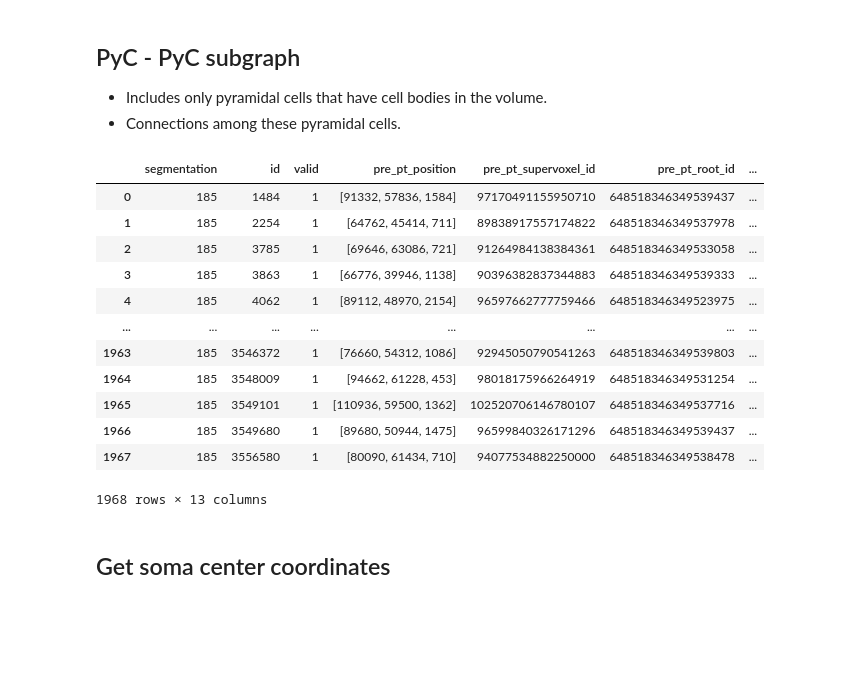
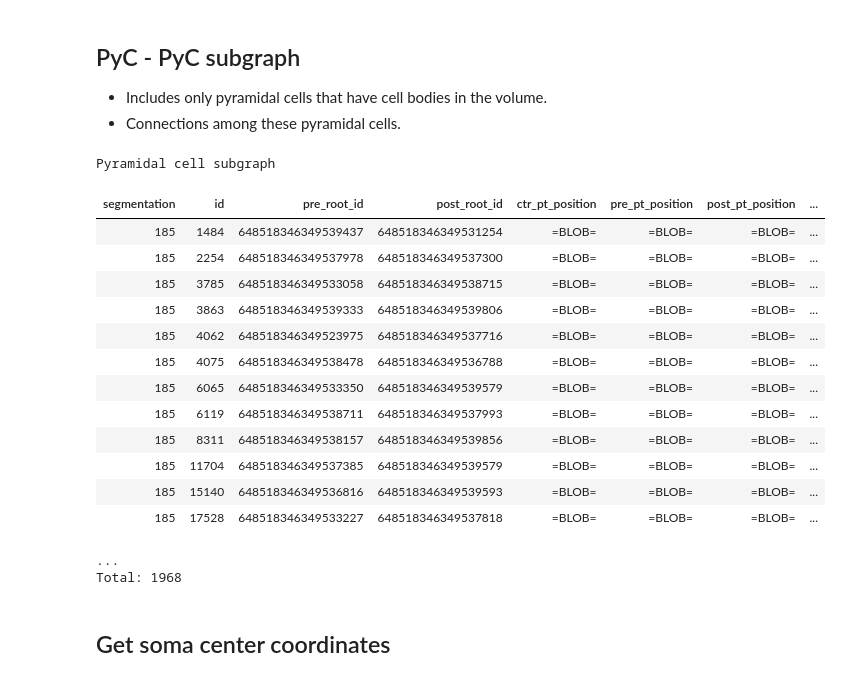
Before and after one commit to AllenInstitute/MicronsBinder, a Jupyter notebook: notebooks/multiscale/function/structure_function_analysis_Figure6.ipynb, the cells around one changed output. Saved outputs shown, nothing was run; the diff lists cells and outputs as text; code cells hidden in the pictures; blank space fills up the shorter version.

```diff
--- a/notebooks/multiscale/function/structure_function_analysis_Figure6.ipynb
+++ b/notebooks/multiscale/function/structure_function_analysis_Figure6.ipynb
@@ -157,23 +366,25 @@ cell_info_func
 ## PyC - PyC subgraph
 - Includes only pyramidal cells that have cell bodies in the volume.
 - Connections among these pyramidal cells.
-# %%
-synapse_pyc_df = pd.DataFrame(data=pinky.PycSubgraph().fetch())
-synapse_pyc_df
-# %% [output]
-|  | segmentation | id | valid | pre_pt_position | pre_pt_supervoxel_id | pre_pt_root_id | ... |
-| 0 | 185 | 1484 | 1 | [91332, 57836, 1584] | 97170491155950710 | 648518346349539437 | ... |
-| 1 | 185 | 2254 | 1 | [64762, 45414, 711] | 89838917557174822 | 648518346349537978 | ... |
-| 2 | 185 | 3785 | 1 | [69646, 63086, 721] | 91264984138384361 | 648518346349533058 | ... |
-| 3 | 185 | 3863 | 1 | [66776, 39946, 1138] | 90396382837344883 | 648518346349539333 | ... |
-| 4 | 185 | 4062 | 1 | [89112, 48970, 2154] | 96597662777759466 | 648518346349523975 | ... |
-| ... | ... | ... | ... | ... | ... | ... | ... |
-| 1963 | 185 | 3546372 | 1 | [76660, 54312, 1086] | 92945050790541263 | 648518346349539803 | ... |
-| 1964 | 185 | 3548009 | 1 | [94662, 61228, 453] | 98018175966264919 | 648518346349531254 | ... |
-| 1965 | 185 | 3549101 | 1 | [110936, 59500, 1362] | 102520706146780107 | 648518346349537716 | ... |
-| 1966 | 185 | 3549680 | 1 | [89680, 50944, 1475] | 96599840326171296 | 648518346349539437 | ... |
-| 1967 | 185 | 3556580 | 1 | [80090, 61434, 710] | 94077534882250000 | 648518346349538478 | ... |
-1968 rows × 13 columns
+# %%
+pinky.PycSubgraph()
+# %% [output]
+Pyramidal cell subgraph
+| segmentation | id | pre_root_id | post_root_id | ctr_pt_position | pre_pt_position | post_pt_position | ... |
+| 185 | 1484 | 648518346349539437 | 648518346349531254 | =BLOB= | =BLOB= | =BLOB= | ... |
+| 185 | 2254 | 648518346349537978 | 648518346349537300 | =BLOB= | =BLOB= | =BLOB= | ... |
+| 185 | 3785 | 648518346349533058 | 648518346349538715 | =BLOB= | =BLOB= | =BLOB= | ... |
+| 185 | 3863 | 648518346349539333 | 648518346349539806 | =BLOB= | =BLOB= | =BLOB= | ... |
+| 185 | 4062 | 648518346349523975 | 648518346349537716 | =BLOB= | =BLOB= | =BLOB= | ... |
+| 185 | 4075 | 648518346349538478 | 648518346349536788 | =BLOB= | =BLOB= | =BLOB= | ... |
+| 185 | 6065 | 648518346349533350 | 648518346349539579 | =BLOB= | =BLOB= | =BLOB= | ... |
+| 185 | 6119 | 648518346349538711 | 648518346349537993 | =BLOB= | =BLOB= | =BLOB= | ... |
+| 185 | 8311 | 648518346349538157 | 648518346349539856 | =BLOB= | =BLOB= | =BLOB= | ... |
+| 185 | 11704 | 648518346349537385 | 648518346349539579 | =BLOB= | =BLOB= | =BLOB= | ... |
+| 185 | 15140 | 648518346349536816 | 648518346349539593 | =BLOB= | =BLOB= | =BLOB= | ... |
+| 185 | 17528 | 648518346349533227 | 648518346349537818 | =BLOB= | =BLOB= | =BLOB= | ... |
+...
+Total: 1968
 # %% [markdown]
 ## Get soma center coordinates
 # %%
```
Also changed, not shown: parts of 29 cells of this notebook, 1 other file.
